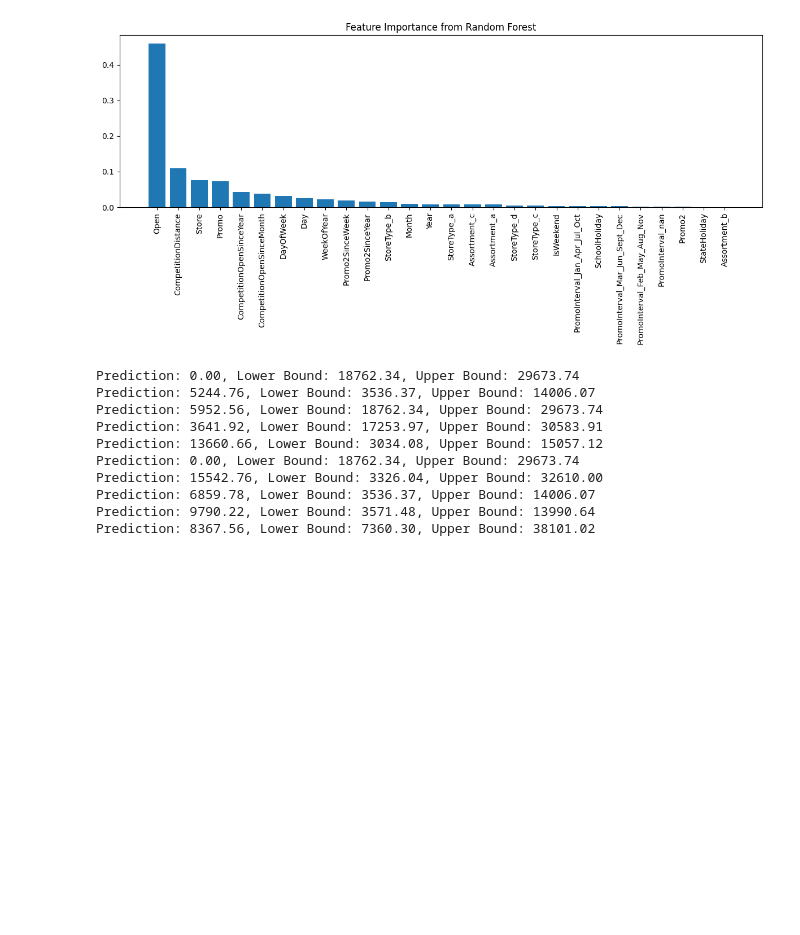
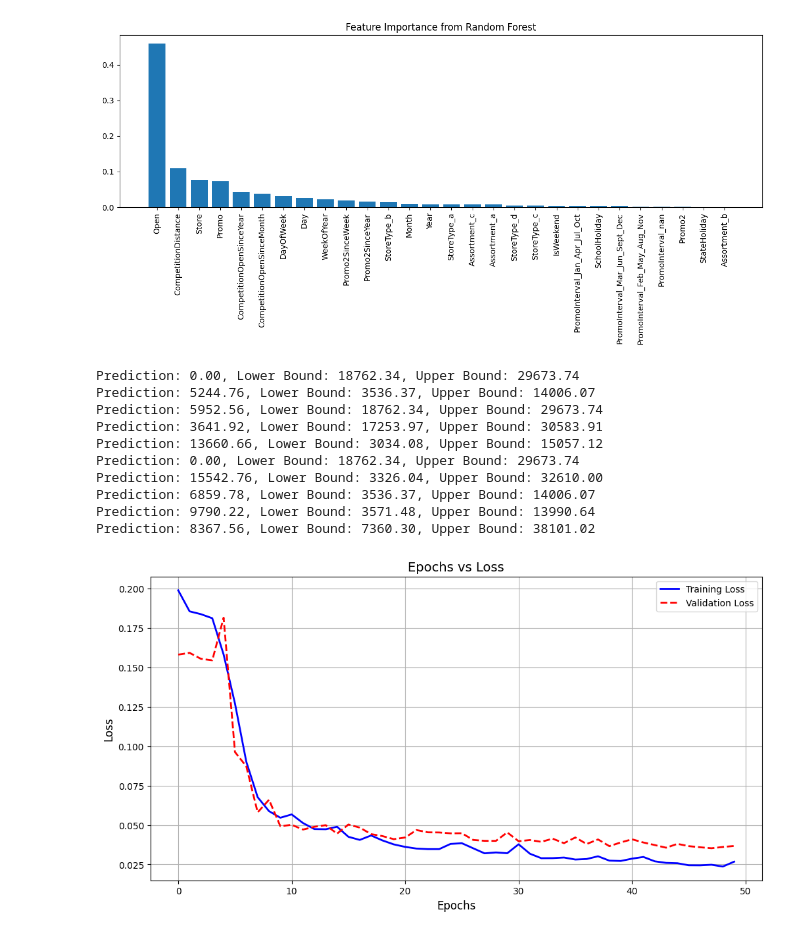
Before and after one commit to Semir1r/Rossmann_Pharmaceuticals_sales_forecast, a Jupyter notebook: notebooks/sales_prediction.ipynb, the cells around one changed output. Cells and saved outputs as stored; diff of their text form; code cells hidden in the pictures; blank space fills up the shorter version.

```diff
--- a/notebooks/sales_prediction.ipynb
+++ b/notebooks/sales_prediction.ipynb
@@ -493,3 +474,30 @@ Prediction: 15542.76, Lower Bound: 3326.04, Upper Bound: 32610.00
 Prediction: 6859.78, Lower Bound: 3536.37, Upper Bound: 14006.07
 Prediction: 9790.22, Lower Bound: 3571.48, Upper Bound: 13990.64
 Prediction: 8367.56, Lower Bound: 7360.30, Upper Bound: 38101.02
+# %%
+def plot_epochs_vs_loss(history):
+    """
+    Plot Epochs vs Loss for training and validation loss.
+
+    Args:
+        history (History): The history object returned by model.fit().
+    """
+    # Extract training and validation loss
+    train_loss = history.history['loss']
+    val_loss = history.history['val_loss']
+
+    # Plot epochs vs loss
+    plt.figure(figsize=(12, 6))
+    plt.plot(train_loss, label='Training Loss', color='blue', linewidth=2)
+    plt.plot(val_loss, label='Validation Loss', color='red', linestyle='--', linewidth=2)
+    plt.title('Epochs vs Loss', fontsize=14)
+    plt.xlabel('Epochs', fontsize=12)
+    plt.ylabel('Loss', fontsize=12)
+    plt.legend()
+    plt.grid(True)
+    plt.show()
+
+# Plot epochs vs loss graph
+plot_epochs_vs_loss(history)
+# %% [output]
+[figure, added]
```
Also changed, not shown: parts of 4 cells of this notebook, 20 other files.
